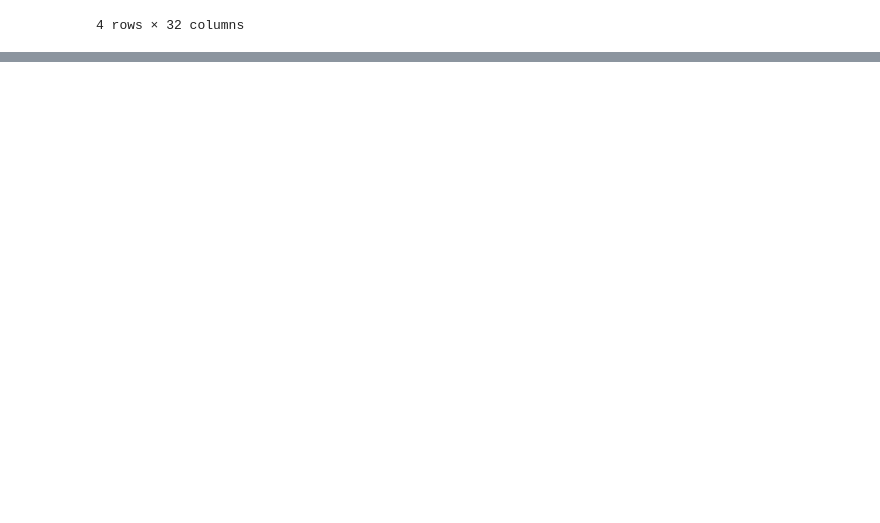
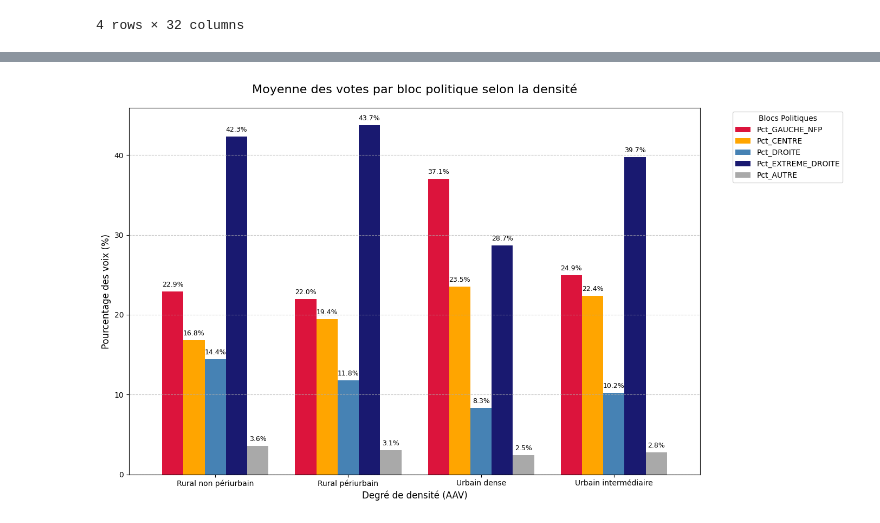
Before and after one commit to AntonJayet/projet-python-pour-la-data-science, a Jupyter notebook: Densite.ipynb, the cells around one changed output, grey strips where cells are left out. Cells and saved outputs as stored; diff of their text form; code cells hidden in the pictures; blank space fills up the shorter version.

```diff
--- a/Densite.ipynb
+++ b/Densite.ipynb
@@ -334,0 +367,30 @@ Synthèse des votes par densité (Source: df_final2) :
+# %%
+# On prépare les données
+colonnes_scores = ['Pct_GAUCHE_NFP', 'Pct_CENTRE', 'Pct_DROITE', 'Pct_EXTREME_DROITE', 'Pct_AUTRE']
+df_plot = df_final2.groupby('degre_densite_AAV')[colonnes_scores].mean()
+
+# Création du graphique
+ax = df_plot.plot(kind='bar', figsize=(14, 8), width=0.8, color=['crimson', 'orange', 'steelblue', 'midnightblue',
+                                                                'darkgray'])
+
+# Personnalisation du style
+plt.title('Moyenne des votes par bloc politique selon la densité', fontsize=16, pad=20)
+plt.xlabel('Degré de densité (AAV)', fontsize=12)
+plt.ylabel('Pourcentage des voix (%)', fontsize=12)
+plt.legend(title='Blocs Politiques', bbox_to_anchor=(1.05, 1), loc='upper left')
+plt.xticks(rotation=0)  # Garde les chiffres de l'abscisse à l'endroit
+plt.grid(axis='y', linestyle='--', alpha=0.7)
+
+# Ajout des étiquettes de score au-dessus des bâtons
+for p in ax.patches:
+    ax.annotate(f'{p.get_height():.1f}%',
+                (p.get_x() + p.get_width() / 2., p.get_height()),
+                ha='center', va='center',
+                xytext=(0, 9),
+                textcoords='offset points',
+                fontsize=9)
+
+plt.tight_layout()
+plt.show()
+# %% [output]
+[figure, added]
```
Also changed, not shown: parts of 4 cells of this notebook.
